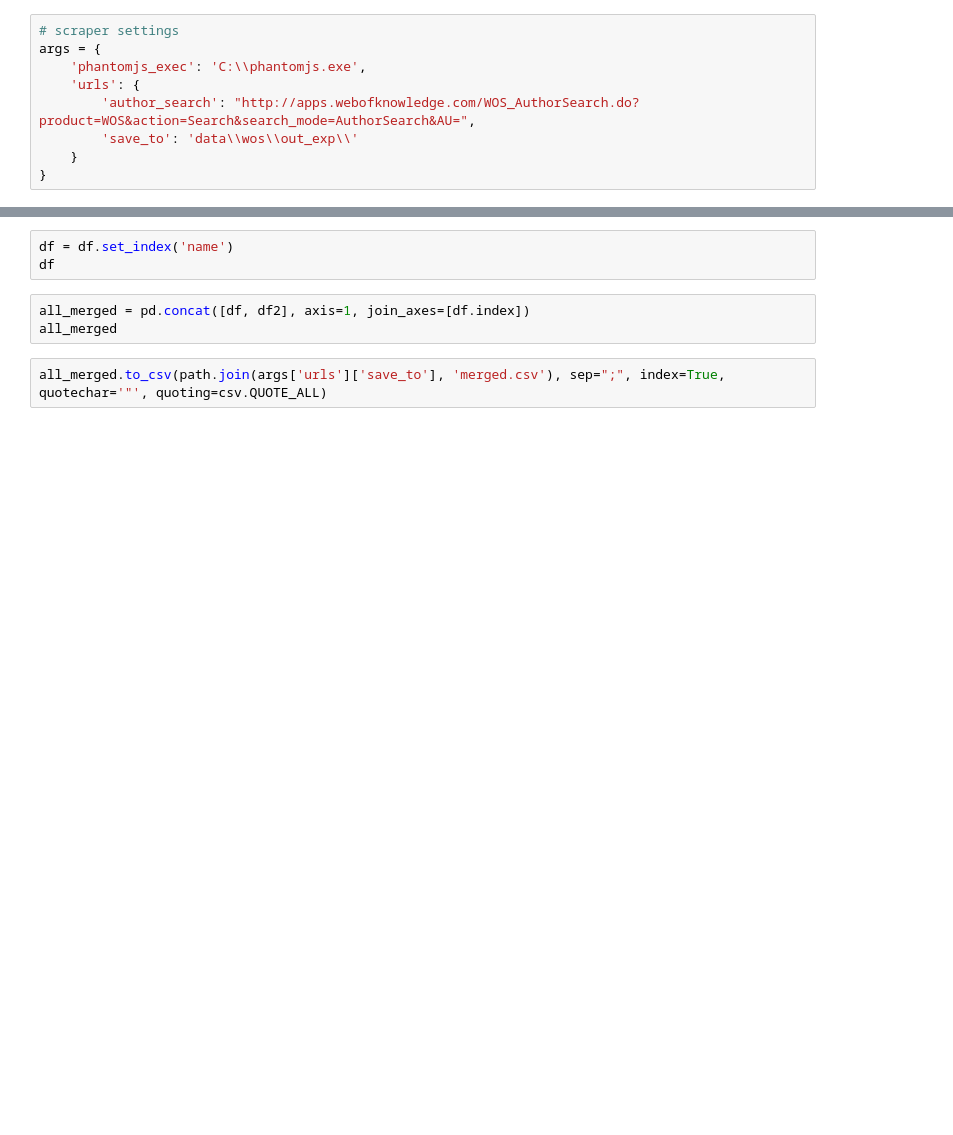
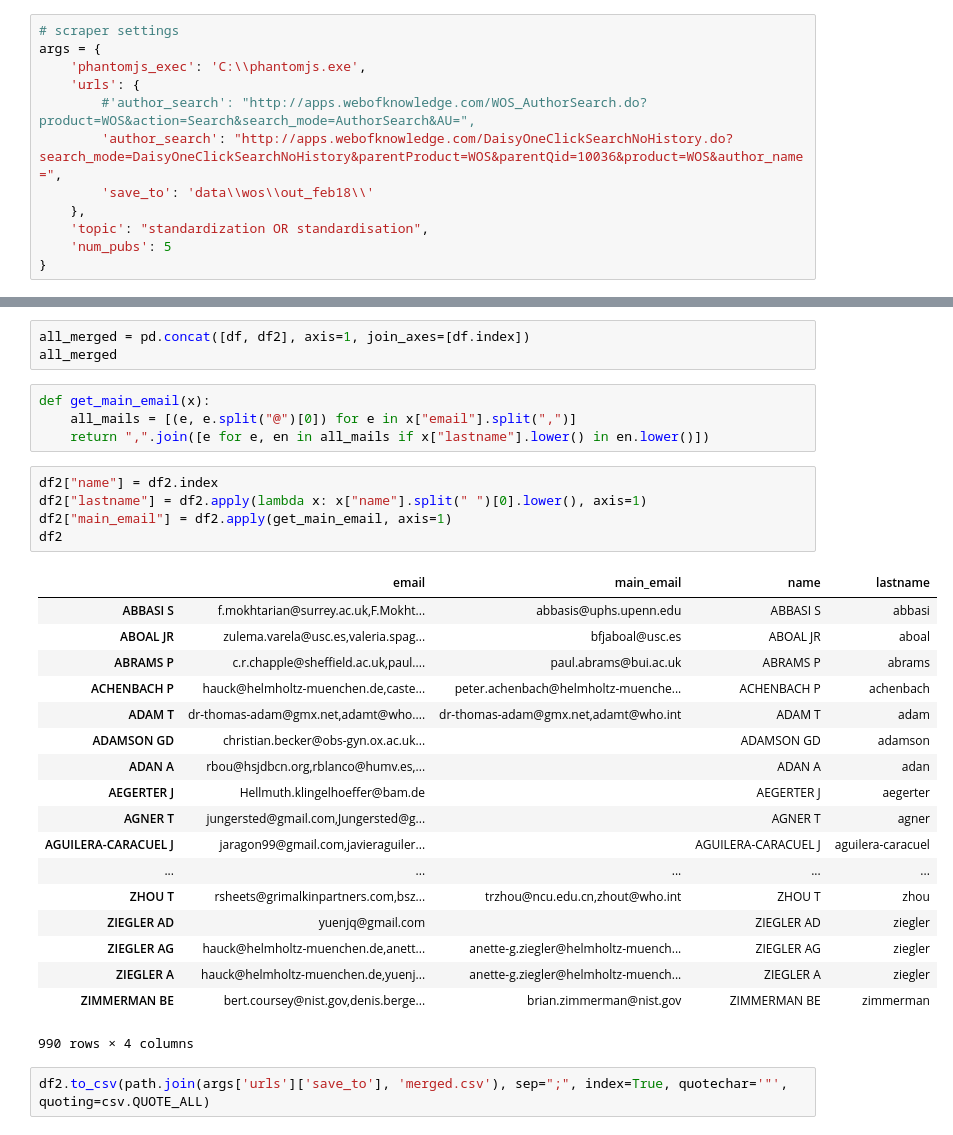
Before and after one commit to phihes/SSO-webscraping, a Jupyter notebook: wos.ipynb, the cells around one changed output, grey strips where cells are left out. Cells and saved outputs as stored; diff of their text form; blank space fills up the shorter version.

Commit message:
updated WoS email-scraping to include topic keywords and n first publications found per author

```diff
--- a/wos.ipynb
+++ b/wos.ipynb
@@ -22,9 +20,12 @@ warnings.filterwarnings('ignore')
 args = {
     'phantomjs_exec': 'C:\\phantomjs.exe',
     'urls': {
-        'author_search': "http://apps.webofknowledge.com/WOS_AuthorSearch.do?product=WOS&action=Search&search_mode=AuthorSearch&AU=",
-        'save_to': 'data\\wos\\out_exp\\'
-    }
+        #'author_search': "http://apps.webofknowledge.com/WOS_AuthorSearch.do?product=WOS&action=Search&search_mode=AuthorSearch&AU=",
+        'author_search': "http://apps.webofknowledge.com/DaisyOneClickSearchNoHistory.do?search_mode=DaisyOneClickSearchNoHistory&parentProduct=WOS&parentQid=10036&product=WOS&author_name=",
+        'save_to': 'data\\wos\\out_feb18\\'
+    },
+    'topic': "standardization OR standardisation",
+    'num_pubs': 5
 }
 # %%
 df = pd.read_csv("data/wos/experts_knut.csv", sep=",")#, quotechar="\"", encoding="ISO-8859-1")
@@ -66,8 +91,33 @@ df2
-# %%
-df = df.set_index('name')
-df
 # %%
 all_merged = pd.concat([df, df2], axis=1, join_axes=[df.index])
 all_merged
+# %%
+def get_main_email(x):
+    all_mails = [(e, e.split("@")[0]) for e in x["email"].split(",")]
+    return ",".join([e for e, en in all_mails if x["lastname"].lower() in en.lower()])
+# %%
+df2["name"] = df2.index
+df2["lastname"] = df2.apply(lambda x: x["name"].split(" ")[0].lower(), axis=1)
+df2["main_email"] = df2.apply(get_main_email, axis=1)
+df2
+# %% [output]
+|  | email | main_email | name | lastname |
+| ABBASI S | f.mokhtarian@surrey.ac.uk,F.Mokht... | abbasis@uphs.upenn.edu | ABBASI S | abbasi |
+| ABOAL JR | zulema.varela@usc.es,valeria.spag... | bfjaboal@usc.es | ABOAL JR | aboal |
+| ABRAMS P | c.r.chapple@sheffield.ac.uk,paul.... | paul.abrams@bui.ac.uk | ABRAMS P | abrams |
+| ACHENBACH P | hauck@helmholtz-muenchen.de,caste... | peter.achenbach@helmholtz-muenche... | ACHENBACH P | achenbach |
+| ADAM T | dr-thomas-adam@gmx.net,adamt@who.... | dr-thomas-adam@gmx.net,adamt@who.int | ADAM T | adam |
+| ADAMSON GD | christian.becker@obs-gyn.ox.ac.uk... |  | ADAMSON GD | adamson |
+| ADAN A | rbou@hsjdbcn.org,rblanco@humv.es,... |  | ADAN A | adan |
+| AEGERTER J | Hellmuth.klingelhoeffer@bam.de |  | AEGERTER J | aegerter |
+| AGNER T | jungersted@gmail.com,Jungersted@g... |  | AGNER T | agner |
+| AGUILERA-CARACUEL J | jaragon99@gmail.com,javieraguiler... |  | AGUILERA-CARACUEL J | aguilera-caracuel |
+| ... | ... | ... | ... | ... |
+| ZHOU T | rsheets@grimalkinpartners.com,bsz... | trzhou@ncu.edu.cn,zhout@who.int | ZHOU T | zhou |
+| ZIEGLER AD | yuenjq@gmail.com |  | ZIEGLER AD | ziegler |
+| ZIEGLER AG | hauck@helmholtz-muenchen.de,anett... | anette-g.ziegler@helmholtz-muench... | ZIEGLER AG | ziegler |
+| ZIEGLER A | hauck@helmholtz-muenchen.de,yuenj... | anette-g.ziegler@helmholtz-muench... | ZIEGLER A | ziegler |
+| ZIMMERMAN BE | bert.coursey@nist.gov,denis.berge... | brian.zimmerman@nist.gov | ZIMMERMAN BE | zimmerman |
+990 rows × 4 columns
 # %%
-all_merged.to_csv(path.join(args['urls']['save_to'], 'merged.csv'), sep=";", index=True, quotechar='"', quoting=csv.QUOTE_ALL)
+df2.to_csv(path.join(args['urls']['save_to'], 'merged.csv'), sep=";", index=True, quotechar='"', quoting=csv.QUOTE_ALL)
```
Also changed, not shown: parts of 7 cells of this notebook, 1 other file.
